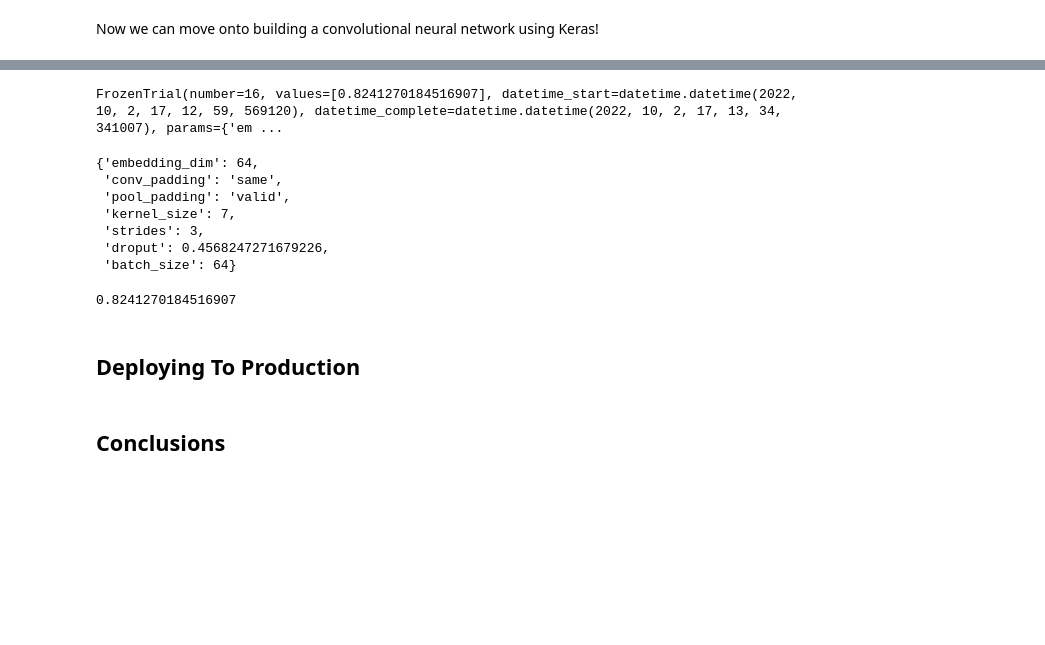
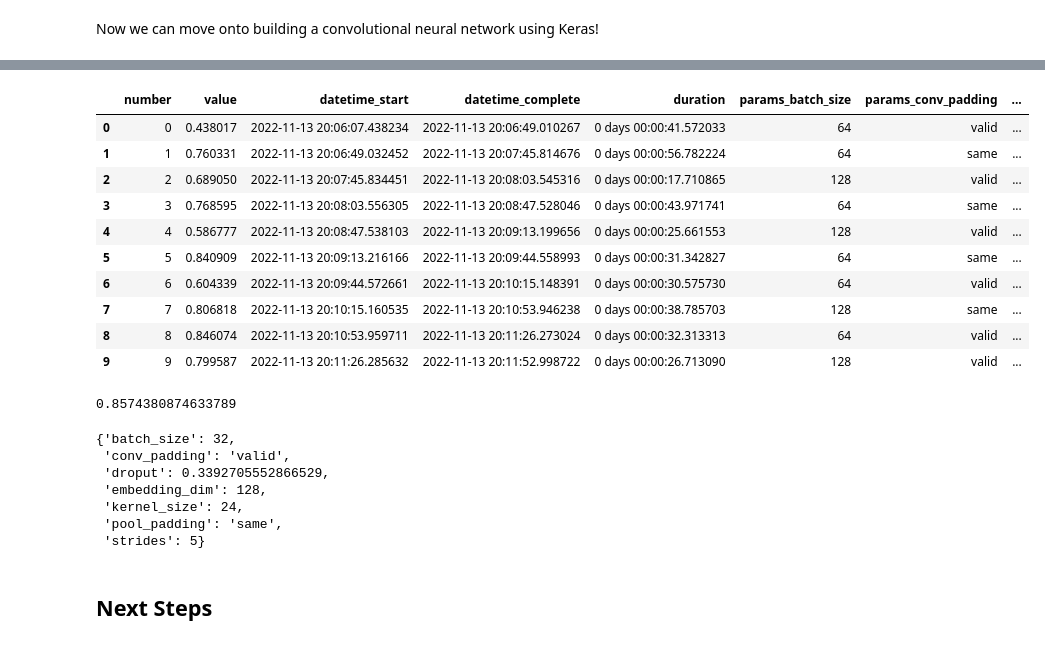
Before and after one commit to mdh266/TextClassificationApp, a Jupyter notebook: notebooks/NLP-Part4.ipynb, the cells around one changed output, grey strips where cells are left out. Saved outputs shown, nothing was run; the diff lists cells and outputs as text; code cells hidden in the pictures; blank space fills up the shorter version.

```diff
--- a/notebooks/NLP-Part4.ipynb
+++ b/notebooks/NLP-Part4.ipynb
@@ -479,0 +488,5 @@ def objective(trial):
+# %%
+storage = optuna.storages.RDBStorage(
+    url="sqlite:///model_tunning.db",
+    engine_kwargs={"connect_args": {"timeout": 10}},
+)
@@ -479,0 +495,4 @@ def objective(trial):
+# %%
+study = optuna.create_study(study_name="study_one",
+                            direction="maximize",
+                            storage=storage)
@@ -480,3 +503,5 @@ def objective(trial):
 # %%
-study = optuna.create_study(direction="maximize")
-study.optimize(objective, n_trials=150, timeout=600)
+optuna.logging.set_verbosity(optuna.logging.WARNING)
+study.optimize(objective,
+               n_trials=5,
+               timeout=600)
@@ -511,22 +508,30 @@ best_trial = study.best_trial
-# %%
-best_trial
-# %% [output]
-FrozenTrial(number=16, values=[0.8241270184516907], datetime_start=datetime.datetime(2022, 10, 2, 17, 12, 59, 569120), datetime_complete=datetime.datetime(2022, 10, 2, 17, 13, 34, 341007), params={'em ...
+# %%
+study.trials_dataframe()
+# %% [output]
+|  | number | value | datetime_start | datetime_complete | duration | params_batch_size | params_conv_padding | ... |
+| 0 | 0 | 0.438017 | 2022-11-13 20:06:07.438234 | 2022-11-13 20:06:49.010267 | 0 days 00:00:41.572033 | 64 | valid | ... |
+| 1 | 1 | 0.760331 | 2022-11-13 20:06:49.032452 | 2022-11-13 20:07:45.814676 | 0 days 00:00:56.782224 | 64 | same | ... |
+| 2 | 2 | 0.689050 | 2022-11-13 20:07:45.834451 | 2022-11-13 20:08:03.545316 | 0 days 00:00:17.710865 | 128 | valid | ... |
+| 3 | 3 | 0.768595 | 2022-11-13 20:08:03.556305 | 2022-11-13 20:08:47.528046 | 0 days 00:00:43.971741 | 64 | same | ... |
+| 4 | 4 | 0.586777 | 2022-11-13 20:08:47.538103 | 2022-11-13 20:09:13.199656 | 0 days 00:00:25.661553 | 128 | valid | ... |
+| 5 | 5 | 0.840909 | 2022-11-13 20:09:13.216166 | 2022-11-13 20:09:44.558993 | 0 days 00:00:31.342827 | 64 | same | ... |
+| 6 | 6 | 0.604339 | 2022-11-13 20:09:44.572661 | 2022-11-13 20:10:15.148391 | 0 days 00:00:30.575730 | 64 | valid | ... |
+| 7 | 7 | 0.806818 | 2022-11-13 20:10:15.160535 | 2022-11-13 20:10:53.946238 | 0 days 00:00:38.785703 | 128 | same | ... |
+| 8 | 8 | 0.846074 | 2022-11-13 20:10:53.959711 | 2022-11-13 20:11:26.273024 | 0 days 00:00:32.313313 | 64 | valid | ... |
+| 9 | 9 | 0.799587 | 2022-11-13 20:11:26.285632 | 2022-11-13 20:11:52.998722 | 0 days 00:00:26.713090 | 128 | valid | ... |
+# %%
+study.best_value
+# %% [output]
+0.8574380874633789
 # %%
 study.best_params
 # %% [output]
-{'embedding_dim': 64,
- 'conv_padding': 'same',
- 'pool_padding': 'valid',
- 'kernel_size': 7,
- 'strides': 3,
- 'droput': 0.4568247271679226,
- 'batch_size': 64}
+{'batch_size': 32,
+ 'conv_padding': 'valid',
+ 'droput': 0.3392705552866529,
+ 'embedding_dim': 128,
+ 'kernel_size': 24,
+ 'pool_padding': 'same',
+ 'strides': 5}
-# %%
-study.best_value
-# %% [output]
-0.8241270184516907
 # %% [markdown]
-## Deploying To Production <a class="anchor" id="fifth-bullet"></a>
+## Next Steps <a class="anchor" id="sixth-bullet"></a>
-# %% [markdown]
-## Conclusions <a class="anchor" id="sixth-bullet"></a>
```
Also changed, not shown: parts of 49 cells of this notebook, 1 other file.
